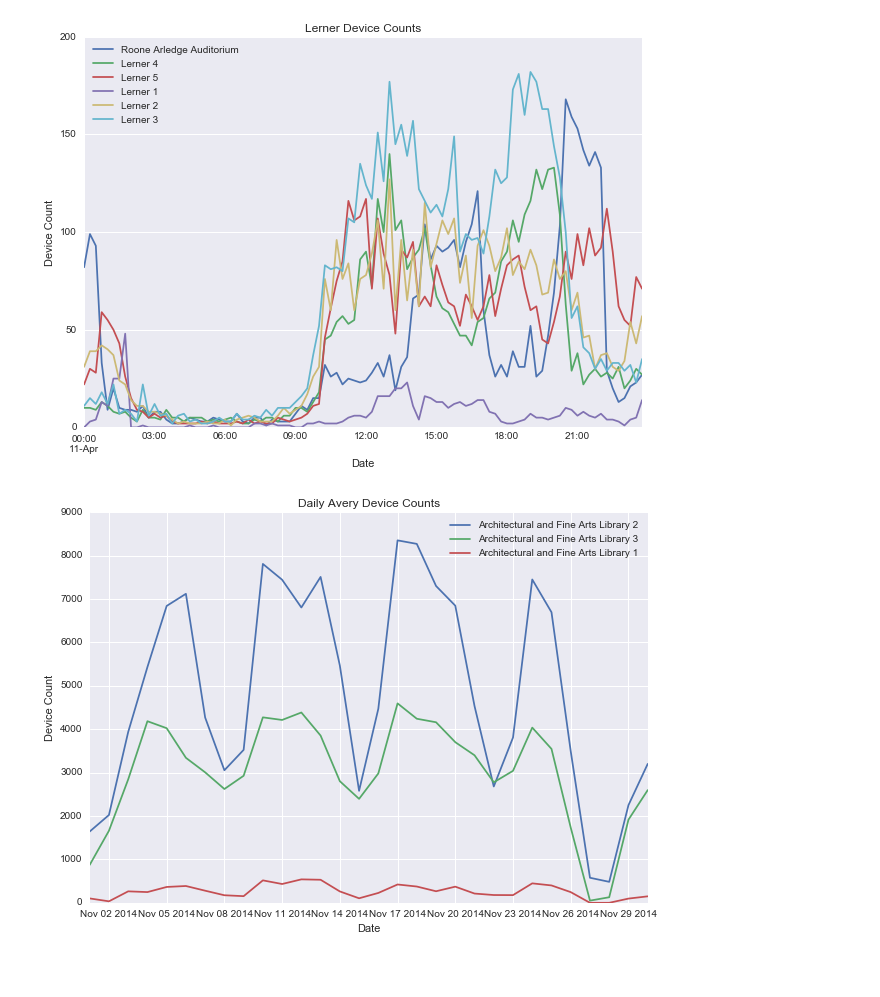
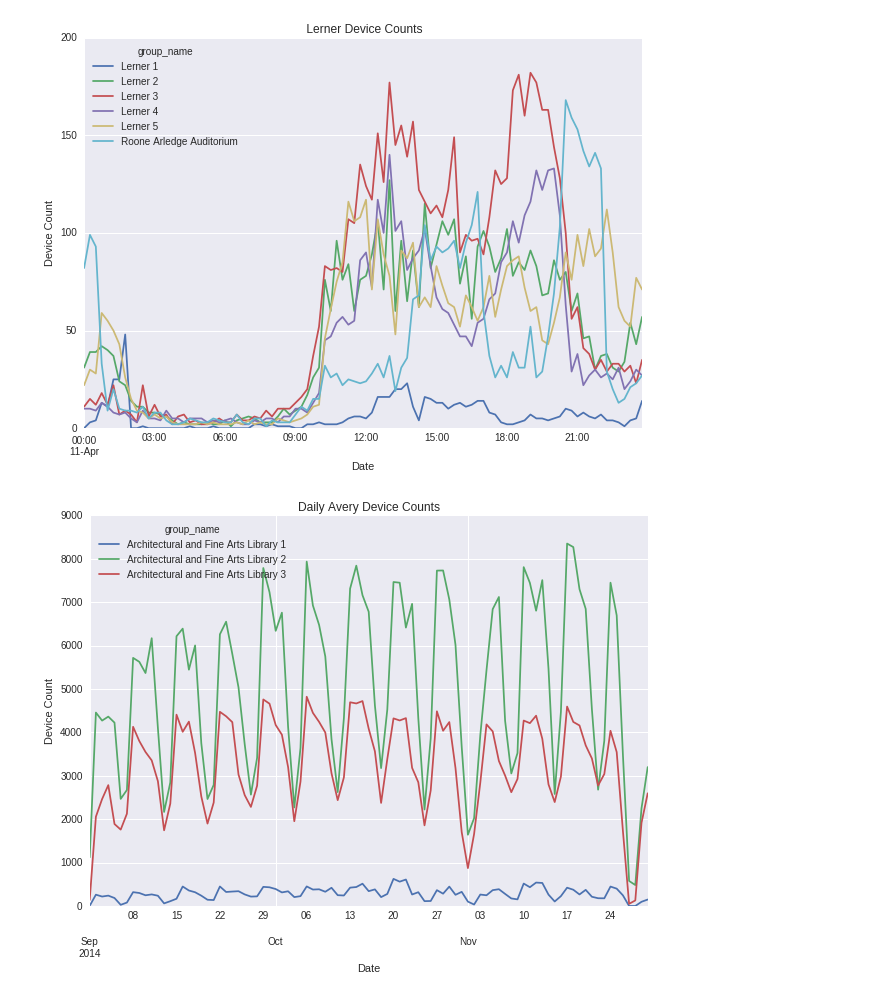
Before and after one commit to alanhdu/Density-Data-Analysis, a Jupyter notebook: density.ipynb, the cells around one changed output. Cells and saved outputs as stored; diff of their text form; code cells hidden in the pictures; blank space fills up the shorter version.

```diff
--- a/density.ipynb
+++ b/density.ipynb
@@ -4,14 +4,7 @@ import numpy as np
 import pandas as pd
 import matplotlib.pyplot as plt
 import statsmodels.api as sm
-import seaborn as sb
+import seaborn as sns
 
 %matplotlib inline
-sb.set_style('darkgrid')
-
-path = "data/data.csv"
-data = pd.read_csv(path)
-data['dump_time'] = pd.to_datetime(data['dump_time'])
-data = data.set_index('dump_time')
-data['date'] = data.index.date
-data['weekofyear'] = data.index.weekofyear
+sns.set_style('darkgrid')
@@ -91,0 +11,16 @@ def floor_plot(*args, **kwargs):
+# %%
+df = pd.read_csv("data/data.csv") \
+       .assign(dump_time=lambda df: pd.to_datetime(df["dump_time"])) \
+       .set_index("dump_time") \
+       .assign(weekofyear=lambda df: df.index.weekofyear) \
+       .fillna("Butler") \
+       .assign(parent_name=lambda df: df.parent_name.astype("category")) \
+       .assign(group_name=lambda df: df.group_name.astype("category")) \
+# %%
+from pprint import pprint
+
+buildings = df.groupby(df.parent_name).group_name.unique() \
+              .map(set) \
+              .to_dict()
+
+pprint(buildings)
@@ -92,3 +45,18 @@ def floor_plot(*args, **kwargs):
+# %%
+group_names = {"M": "Monthly", "H": "Hourly", "W": "Weekly", "D": "Daily"}
+
+def building_plot(building, group=None, start="20140630", end="20150419"):
+    floors = buildings[building]
+    floor_data = df.loc[df.group_name.isin(floors), ["group_name", "client_count"]] \
+                   .loc[start: end] \
+                   .pivot(columns="group_name", values="client_count")
+
+    if group is not None:
+        floor_data = floor_data.resample(group).sum()
+    ax = floor_data.plot.line(figsize=(10, 7))
+    ax.set_xlabel("Date")
+    ax.set_ylabel("Device Count")
+    ax.set_title("{} {} Device Counts".format(group_names.get(group, ""), building))
 # %%
 def bldg_plot(building, group=None, start="20140630", end="20150419"):
     floors = list(buildings[building])
@@ -116,9 +84,9 @@ bldg_plot("Butler", start="20140907", end="20140913")
 # %%
-bldg_plot("Lerner", start="20150411", end="20150411")
+building_plot("Lerner", start="20150411", end="20150411")
 # %% [output]
-[figure, old version]
+[figure, new version]
 # %%
-bldg_plot("Avery", group="day", start="20141101", end="20141130")
+building_plot("Avery", group="D", start="20140901", end="20141130")
 # %% [output]
-[figure, old version]
+[figure, new version]
 # %%
```
Also changed, not shown: parts of 10 cells of this notebook.
